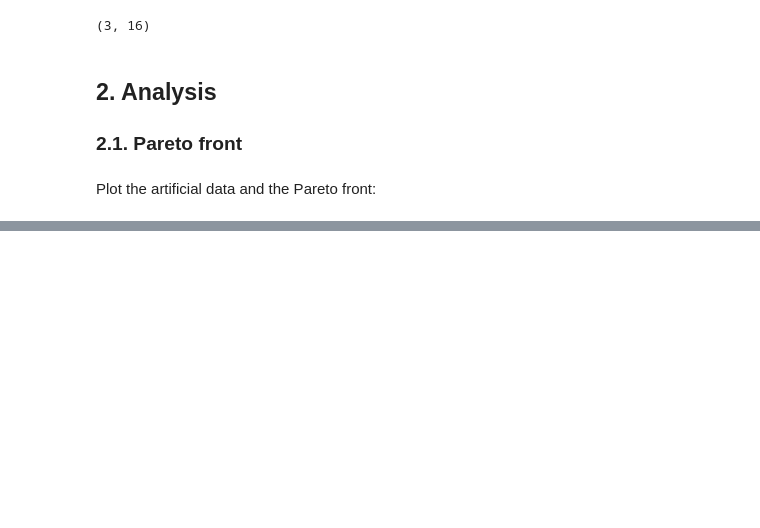
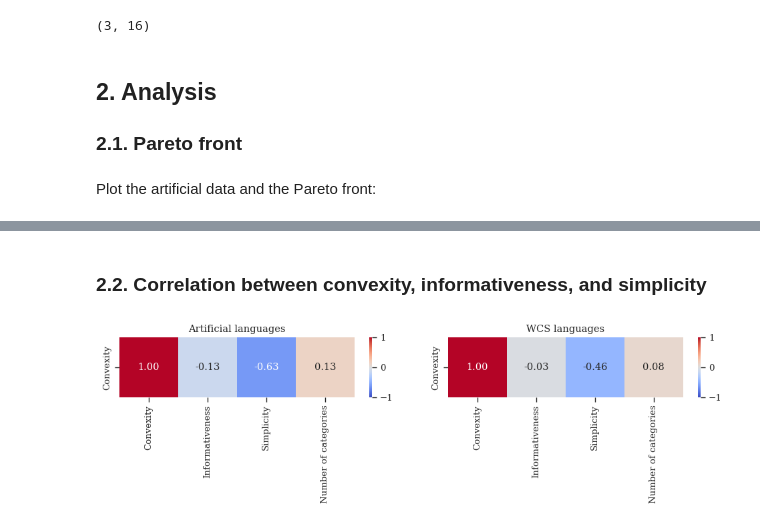
Before and after one commit to alexeykosh/2024-convexity-efficient-communication, a Jupyter notebook: notebooks/analysis-main.ipynb, the cells around one changed output, grey strips where cells are left out. Drawn from its saved outputs; the diff is of its cells as text; code cells hidden in the pictures; blank space fills up the shorter version.

```diff
--- a/notebooks/analysis-main.ipynb
+++ b/notebooks/analysis-main.ipynb
@@ -603,0 +610,32 @@ plt.show()
+# %% [markdown]
+### 2.2. Correlation between convexity, informativeness, and simplicity
+# %%
+# plot correlation matrix with convexity as rows only
+fig, ax = plt.subplots(1, 2, figsize=(10, 3))
+
+# Artificial languages
+df_artificial = pd.DataFrame({
+    'Convexity': conv_values,
+    'Informativeness': cost_values,
+    'Simplicity': mdl_values,
+    'Number of categories': categ
+})
+sns.heatmap(df_artificial.corr().loc[['Convexity']], annot=True,
+            fmt=".2f", cmap='coolwarm', vmin=-1, vmax=1, ax=ax[0])
+ax[0].set_title('Artificial languages')
+
+# WCS languages
+df_wcs = pd.DataFrame({
+    'Convexity': convexity_values,
+    'Informativeness': informativeness_values,
+    'Simplicity': simplicity_values,
+    'Number of categories': categ_values
+})
+sns.heatmap(df_wcs.corr().loc[['Convexity']], annot=True,
+            fmt=".2f", cmap='coolwarm', vmin=-1, vmax=1, ax=ax[1])
+ax[1].set_title('WCS languages')
+
+plt.tight_layout()
+plt.show()
+# %% [output]
+[figure, added]
```
Also changed, not shown: parts of 10 cells of this notebook, 3 other files.
